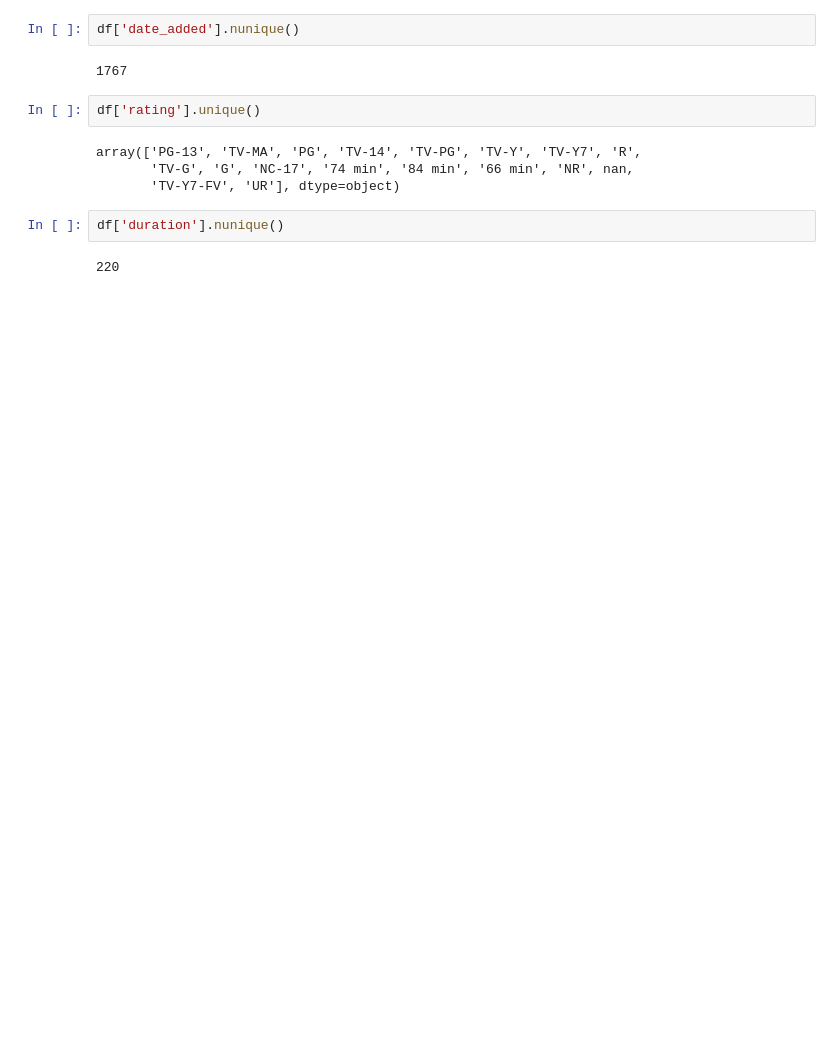
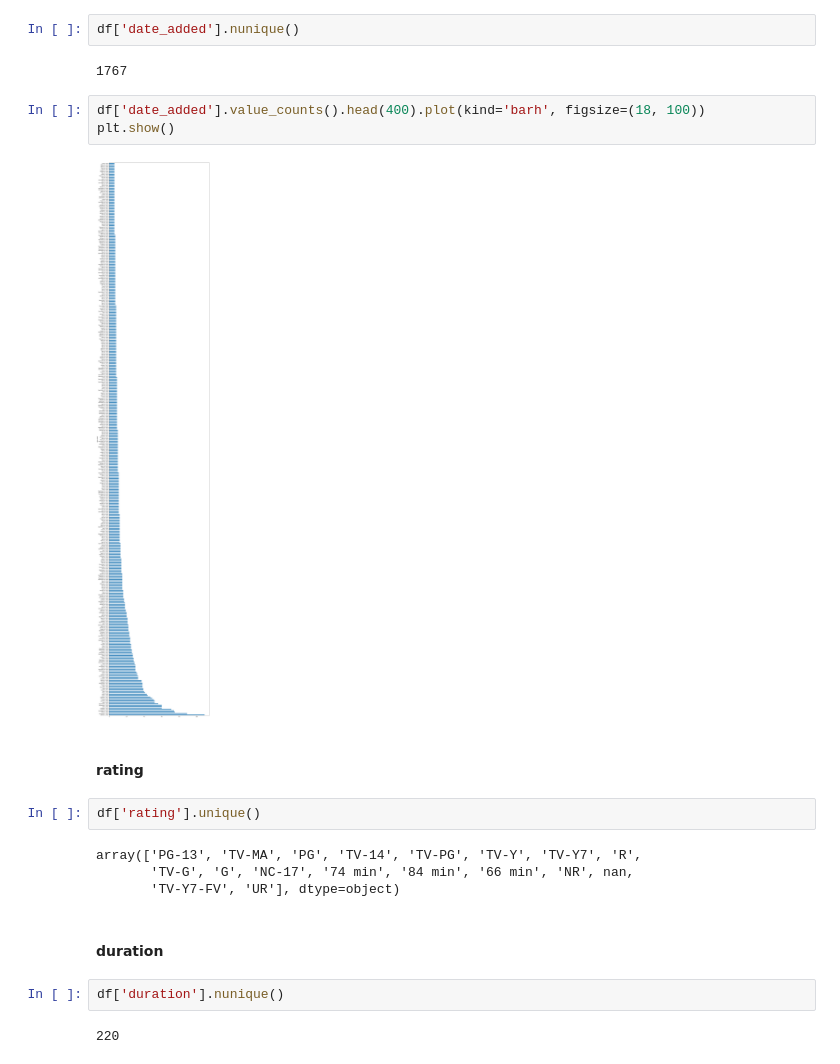
Before and after one commit to FatimaQatami/netflix_data, a Jupyter notebook: netflix_data.ipynb, the cells around one changed output. Cells and saved outputs as stored; diff of their text form; blank space fills up the shorter version.

```diff
--- a/netflix_data.ipynb
+++ b/netflix_data.ipynb
@@ -103,12 +122,21 @@ df['country'].nunique()
 df['date_added'].nunique()
 # %% [output]
 1767
+# %%
+df['date_added'].value_counts().head(400).plot(kind='barh', figsize=(18, 100))
+plt.show()
+# %% [output]
+[figure, added]
+# %% [markdown]
+#### rating
 # %%
 df['rating'].unique()
 # %% [output]
 array(['PG-13', 'TV-MA', 'PG', 'TV-14', 'TV-PG', 'TV-Y', 'TV-Y7', 'R',
        'TV-G', 'G', 'NC-17', '74 min', '84 min', '66 min', 'NR', nan,
        'TV-Y7-FV', 'UR'], dtype=object)
+# %% [markdown]
+#### duration
 # %%
 df['duration'].nunique()
 # %% [output]
```
Also changed, not shown: parts of 15 cells of this notebook.
